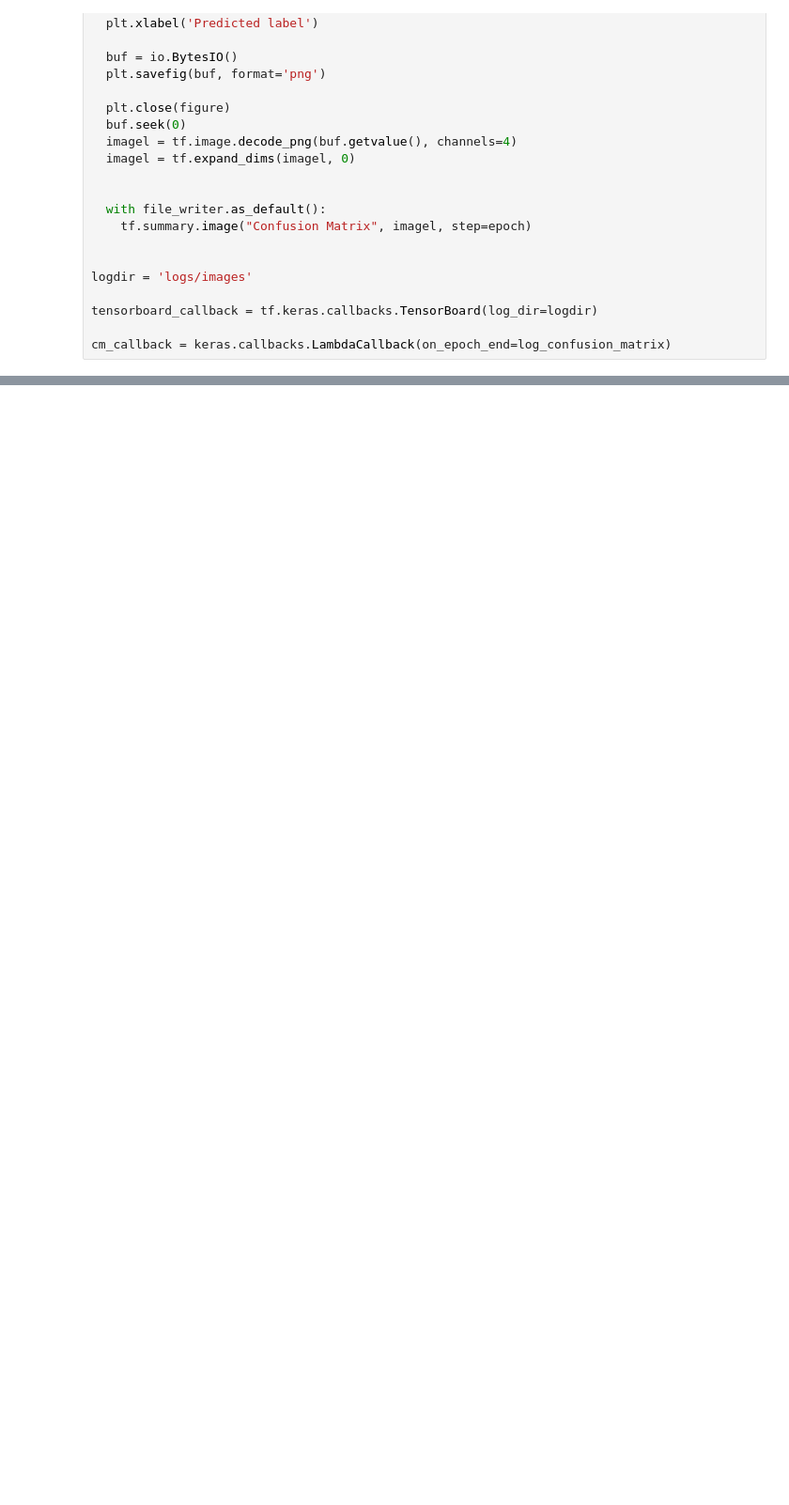
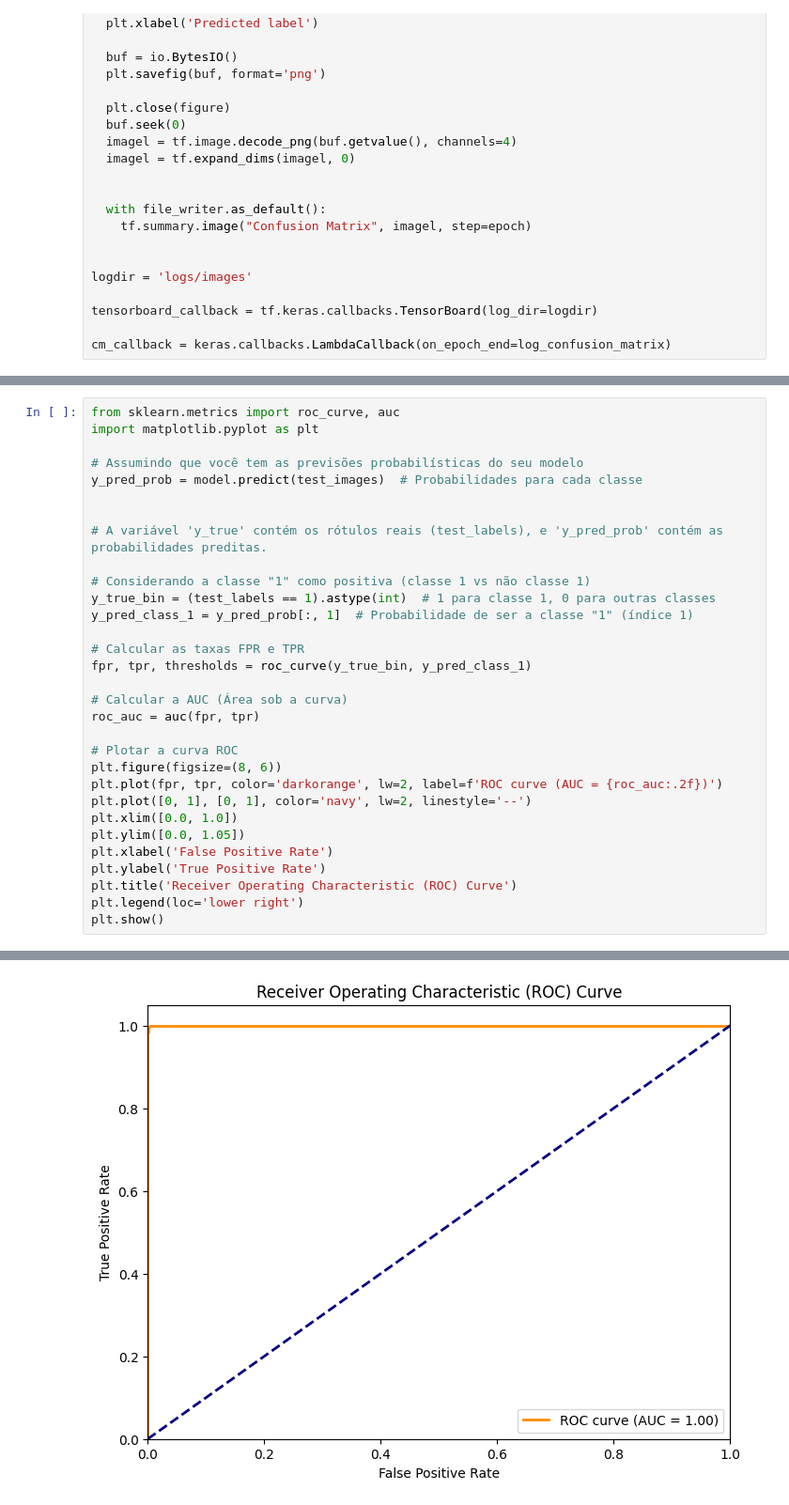
Before and after one commit to NatashaB-randao/Forma-o-Machine-Learning-Specialist, a Jupyter notebook: ConfusionMatrix.ipynb, the cells around one changed output, grey strips where cells are left out. Shown at 94% size. Drawn from its saved outputs; the diff is of its cells as text; blank space fills up the shorter version.

```diff
--- a/ConfusionMatrix.ipynb
+++ b/ConfusionMatrix.ipynb
@@ -184,0 +240,32 @@ Epoch 5/5
+# %%
+from sklearn.metrics import roc_curve, auc
+import matplotlib.pyplot as plt
+
+# Assumindo que você tem as previsões probabilísticas do seu modelo
+y_pred_prob = model.predict(test_images)  # Probabilidades para cada classe
+
+
+# A variável 'y_true' contém os rótulos reais (test_labels), e 'y_pred_prob' contém as probabilidades preditas.
+
+# Considerando a classe "1" como positiva (classe 1 vs não classe 1)
+y_true_bin = (test_labels == 1).astype(int)  # 1 para classe 1, 0 para outras classes
+y_pred_class_1 = y_pred_prob[:, 1]  # Probabilidade de ser a classe "1" (índice 1)
+
+# Calcular as taxas FPR e TPR
+fpr, tpr, thresholds = roc_curve(y_true_bin, y_pred_class_1)
+
+# Calcular a AUC (Área sob a curva)
+roc_auc = auc(fpr, tpr)
+
+# Plotar a curva ROC
+plt.figure(figsize=(8, 6))
+plt.plot(fpr, tpr, color='darkorange', lw=2, label=f'ROC curve (AUC = {roc_auc:.2f})')
+plt.plot([0, 1], [0, 1], color='navy', lw=2, linestyle='--')
+plt.xlim([0.0, 1.0])
+plt.ylim([0.0, 1.05])
+plt.xlabel('False Positive Rate')
+plt.ylabel('True Positive Rate')
+plt.title('Receiver Operating Characteristic (ROC) Curve')
+plt.legend(loc='lower right')
+plt.show()
+# %% [output]
@@ -184,0 +273 @@ Epoch 5/5
+[figure, added]
```
Also changed, not shown: parts of 8 cells of this notebook.
